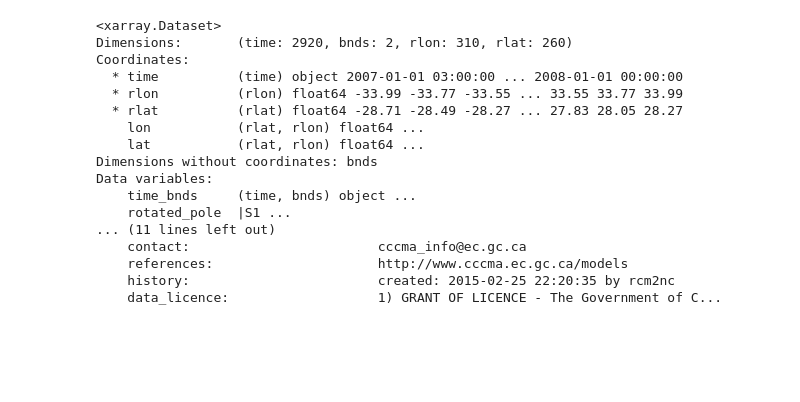
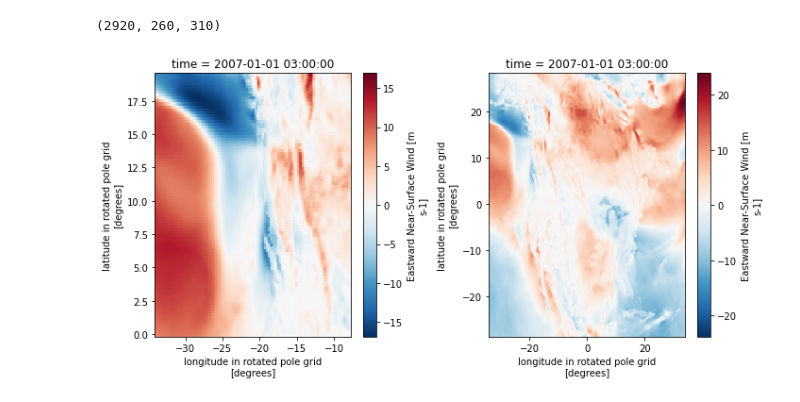
Before and after one commit to UBC-MOAD/analysis-armaan, a Jupyter notebook: notebooks/windPCA2.ipynb, the cells around one changed output. Drawn from its saved outputs; the diff is of its cells as text; code cells hidden in the pictures; blank space fills up the shorter version.

```diff
--- a/notebooks/windPCA2.ipynb
+++ b/notebooks/windPCA2.ipynb
@@ -15,20 +17,18 @@ d1 = xr.open_dataset(p1)
 # %%
-print(d1)
+##print(d1)
-# %% [output]
-<xarray.Dataset>
-Dimensions:       (time: 2920, bnds: 2, rlon: 310, rlat: 260)
-Coordinates:
-  * time          (time) object 2007-01-01 03:00:00 ... 2008-01-01 00:00:00
-  * rlon          (rlon) float64 -33.99 -33.77 -33.55 ... 33.55 33.77 33.99
-  * rlat          (rlat) float64 -28.71 -28.49 -28.27 ... 27.83 28.05 28.27
-    lon           (rlat, rlon) float64 ...
-    lat           (rlat, rlon) float64 ...
-Dimensions without coordinates: bnds
-Data variables:
-    time_bnds     (time, bnds) object ...
-    rotated_pole  |S1 ...
-... (11 lines left out)
-    contact:                        cccma_info@ec.gc.ca
-    references:                     http://www.cccma.ec.gc.ca/models
-    history:                        created: 2015-02-25 22:20:35 by rcm2nc
-    data_licence:                   1) GRANT OF LICENCE - The Government of C...
+# %%
+A = d1['uas'][:, :, :]
+B = d2['vas'][:, :, :]
+
+print(A.shape)
+# %% [output]
+(2920, 260, 310)
+# %%
+A = d1['uas'][:, 130:220, 0:120]
+#plots of original data at two timestamps
+fig, axs = plt.subplots(1, 2, figsize=(10, 5))
+A[0].plot(ax=axs[0])
+d1.uas[0].plot(ax=axs[1])
+fig.tight_layout()
+# %% [output]
+[figure, added]
```
Also changed, not shown: parts of 6 cells of this notebook.
